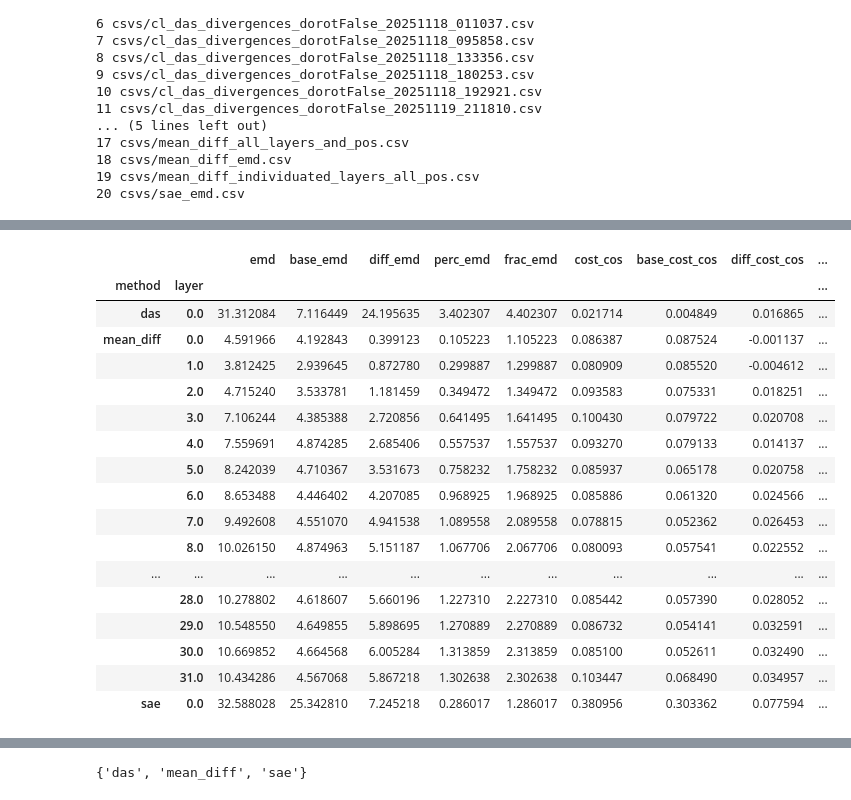
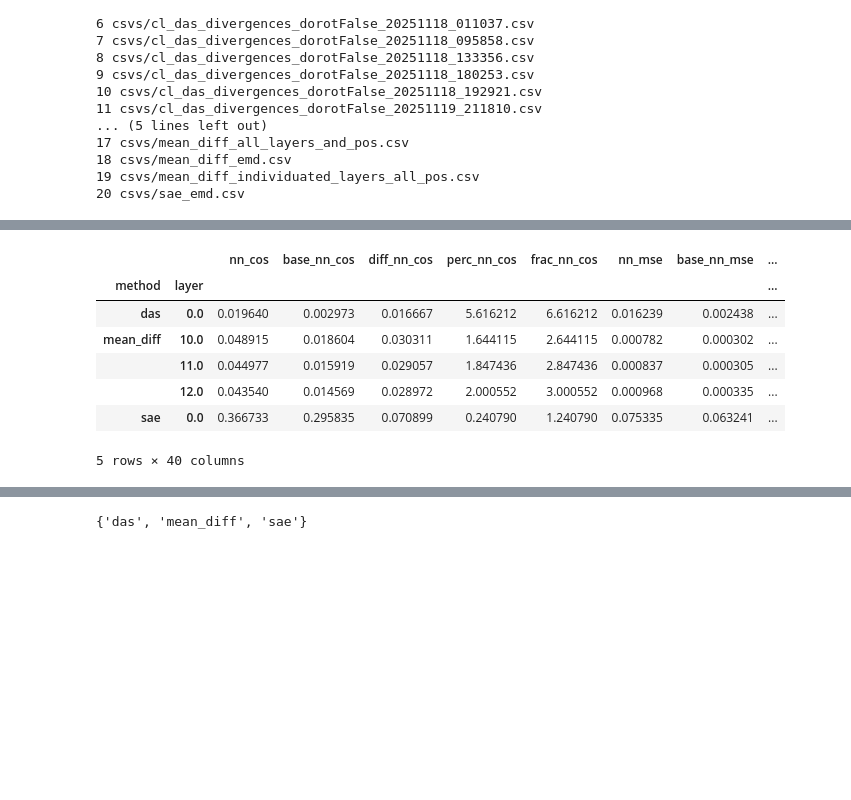
Before and after one commit to grantsrb/rep_divergence, a Jupyter notebook: divergence/emd_vis.ipynb, the cells around one changed output, grey strips where cells are left out. Drawn from its saved outputs; the diff is of its cells as text; code cells hidden in the pictures; blank space fills up the shorter version.

```diff
--- a/divergence/emd_vis.ipynb
+++ b/divergence/emd_vis.ipynb
@@ -34,7 +34,7 @@ for i,csv in enumerate(csvs):
 # %%
 idxs = [0,1,2]
 csvs = [
-    "csvs/das_emd_cleps0.csv",
+    "csvs/das_emd_cleps0.0.csv",
     "csvs/mean_diff_emd.csv",
     "csvs/sae_emd.csv",
 ]
@@ -63,40 +68,30 @@ emd_df
 emd_df.loc[emd_df["layer"].isna(), "layer"] = 0
 # %%
 all_cols = []
-for col in ["emd", "cost_cos"]:
-    if col not in emd_df.columns: continue
+for col in ["mse", "nn_cos", "nn_mse", "emd", "cost_cos", "cost_mse", "local_pca", "lle_recon", "kde"]:
     base = "base_"+col
+    if base not in emd_df.columns or col not in emd_df.columns: continue
     diff = "diff_"+col
     perc = "perc_"+col
     frac = "frac_"+col
     emd_df[diff] = emd_df[col]-emd_df[base]
     emd_df[perc] = emd_df[diff]/emd_df[base]
     emd_df[frac] = emd_df[col]/emd_df[base]
     all_cols.append(col)
     all_cols.append(base)
     all_cols.append(diff)
     all_cols.append(perc)
     all_cols.append(frac)
 emd_df.groupby(["method","layer"])[all_cols].mean()
 # %% [output]
-|  |  | emd | base_emd | diff_emd | perc_emd | frac_emd | cost_cos | base_cost_cos | diff_cost_cos | ... |
-| method | layer |  |  |  |  |  |  |  |  | ... |
-| das | 0.0 | 31.312084 | 7.116449 | 24.195635 | 3.402307 | 4.402307 | 0.021714 | 0.004849 | 0.016865 | ... |
-| mean_diff | 0.0 | 4.591966 | 4.192843 | 0.399123 | 0.105223 | 1.105223 | 0.086387 | 0.087524 | -0.001137 | ... |
-|  | 1.0 | 3.812425 | 2.939645 | 0.872780 | 0.299887 | 1.299887 | 0.080909 | 0.085520 | -0.004612 | ... |
-|  | 2.0 | 4.715240 | 3.533781 | 1.181459 | 0.349472 | 1.349472 | 0.093583 | 0.075331 | 0.018251 | ... |
-|  | 3.0 | 7.106244 | 4.385388 | 2.720856 | 0.641495 | 1.641495 | 0.100430 | 0.079722 | 0.020708 | ... |
-|  | 4.0 | 7.559691 | 4.874285 | 2.685406 | 0.557537 | 1.557537 | 0.093270 | 0.079133 | 0.014137 | ... |
-|  | 5.0 | 8.242039 | 4.710367 | 3.531673 | 0.758232 | 1.758232 | 0.085937 | 0.065178 | 0.020758 | ... |
-|  | 6.0 | 8.653488 | 4.446402 | 4.207085 | 0.968925 | 1.968925 | 0.085886 | 0.061320 | 0.024566 | ... |
-|  | 7.0 | 9.492608 | 4.551070 | 4.941538 | 1.089558 | 2.089558 | 0.078815 | 0.052362 | 0.026453 | ... |
-|  | 8.0 | 10.026150 | 4.874963 | 5.151187 | 1.067706 | 2.067706 | 0.080093 | 0.057541 | 0.022552 | ... |
-| ... | ... | ... | ... | ... | ... | ... | ... | ... | ... | ... |
-|  | 28.0 | 10.278802 | 4.618607 | 5.660196 | 1.227310 | 2.227310 | 0.085442 | 0.057390 | 0.028052 | ... |
-|  | 29.0 | 10.548550 | 4.649855 | 5.898695 | 1.270889 | 2.270889 | 0.086732 | 0.054141 | 0.032591 | ... |
-|  | 30.0 | 10.669852 | 4.664568 | 6.005284 | 1.313859 | 2.313859 | 0.085100 | 0.052611 | 0.032490 | ... |
-|  | 31.0 | 10.434286 | 4.567068 | 5.867218 | 1.302638 | 2.302638 | 0.103447 | 0.068490 | 0.034957 | ... |
-| sae | 0.0 | 32.588028 | 25.342810 | 7.245218 | 0.286017 | 1.286017 | 0.380956 | 0.303362 | 0.077594 | ... |
+|  |  | nn_cos | base_nn_cos | diff_nn_cos | perc_nn_cos | frac_nn_cos | nn_mse | base_nn_mse | ... |
+| method | layer |  |  |  |  |  |  |  | ... |
+| das | 0.0 | 0.019640 | 0.002973 | 0.016667 | 5.616212 | 6.616212 | 0.016239 | 0.002438 | ... |
+| mean_diff | 10.0 | 0.048915 | 0.018604 | 0.030311 | 1.644115 | 2.644115 | 0.000782 | 0.000302 | ... |
+|  | 11.0 | 0.044977 | 0.015919 | 0.029057 | 1.847436 | 2.847436 | 0.000837 | 0.000305 | ... |
+|  | 12.0 | 0.043540 | 0.014569 | 0.028972 | 2.000552 | 3.000552 | 0.000968 | 0.000335 | ... |
+| sae | 0.0 | 0.366733 | 0.295835 | 0.070899 | 0.240790 | 1.240790 | 0.075335 | 0.063241 | ... |
+5 rows × 40 columns
 # %%
 drop_methods = {"indy attn patch"}
 # %%
```
Also changed, not shown: parts of 9 cells of this notebook, 3 other files.
